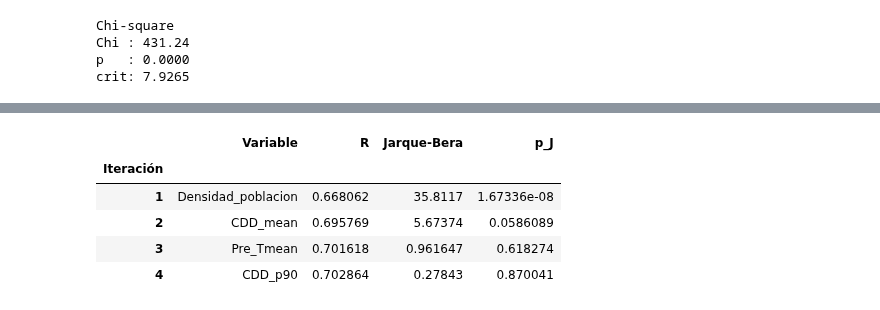
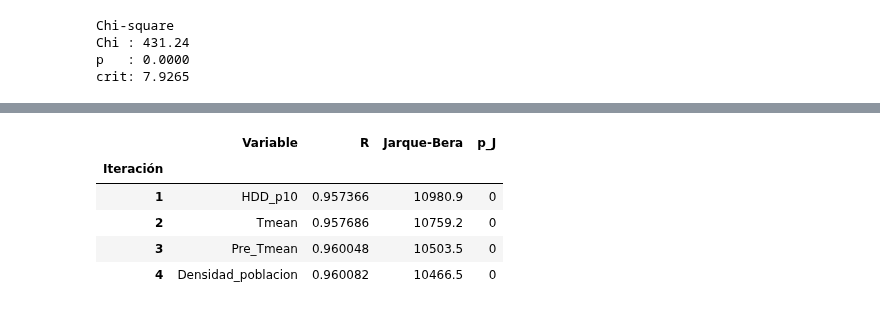
Before and after one commit to rodrigoms95/analisis-datos-22-1, a Jupyter notebook: code/Proyecto/Regresion_Consumo_Usuario.ipynb, the cells around one changed output, grey strips where cells are left out. Cells and saved outputs as stored; diff of their text form; code cells hidden in the pictures.

```diff
--- a/code/Proyecto/Regresion_Consumo_Usuario.ipynb
+++ b/code/Proyecto/Regresion_Consumo_Usuario.ipynb
@@ -289,24 +349,11 @@ crit: 7.9265
+# %%
+]# Separamos en conjuntos de entrenamiento y de prueba.
+x_train, x_test, y, y_test = train_test_split(
+    x, y, test_size = 0.3 )
 # %%
 # Selección hacia adelante.
 
-# Sistema.
-df_2 = df.copy()
-
-# Features.
-x = df_2.iloc[:, 1:19].copy()
-#x.drop(columns = "Area", inplace = True)
-#x.drop(columns = "lon", inplace = True)
-#x.drop(columns = "lat", inplace = True)
-#x.drop(columns = "PIB", inplace = True)
-
-x["HDD_mean"] = np.log(  - x["HDD_mean"]     )
-x["CDD_mean"] = np.log(    x["CDD_mean"]     )
-x["PCI"] = np.log( x["PCI"] )
-x["Densidad_poblacion"] = np.log(
-    x["Densidad_poblacion"] )
-
-# Predictando.
-y = np.log(df_2[var])
+x = x_train.copy()
 YY = np.array([y]).T
 
 # Variables para la tabla final.
@@ -368,7 +415,7 @@ for p in range(10):
     R_j.append( max( R ) )
     ind = R.index( R_j[-1] )
     F_j.append( F[ ind ] )
-    p_F.append( stats.f.cdf( F_j[-1],
+    p_F.append( 1 - stats.f.cdf( F_j[-1],
         y.shape[0] - k - 1, k ) )
     x_j.append( x.iloc[ : , ind ] )
     names.append( x_j[-1].name )
@@ -404,18 +451,7 @@ result
 # %%
-# Selección hacia atrás con minimización de Jarque-Bera.
+# Selección hacia adelante con minimización de Jarque-Bera.
 
-df_2 = df.copy()
-
-# Features.
-x = df_2.iloc[:, 1:19].copy()
-x["HDD_mean"] = np.log(  - x["HDD_mean"]     )
-x["CDD_mean"] = np.log(    x["CDD_mean"]     )
-x["PCI"] = np.log( x["PCI"] )
-x["Densidad_poblacion"] = np.log(
-    x["Densidad_poblacion"] )
-
-# Predictando.
-y = np.log(df_2[var])
+x = x_train.copy()
 YY = np.array([y]).T
 
 # Variables para la tabla final.
@@ -430,6 +466,8 @@ p_J = []
 
 x_j.append(x["PCI"])
 x.drop(columns = "PCI", inplace = True)
+#x_j.append(x["PIB"])
+#x.drop(columns = "PIB", inplace = True)
 x_j.append(x["Poblacion"])
 x.drop(columns = "Poblacion", inplace = True)
 q = 2
@@ -458,7 +496,6 @@ for p in range(4):
         XX = np.concatenate(
             ( XX, np.array( [x_i] ).T ),
             axis = 1 )
-        XX_2 = XX.copy()
 
         XX_sq = XX.T @ XX
         XX_inv = np.linalg.inv(XX_sq)
@@ -480,37 +517,37 @@ for p in range(4):
         p_jarq.append( stats.jarque_bera(res)[1] )
 
     # Seleccionamos la variable con menor Jarque Bera.
     J_j.append( min( jarque ) )
     ind = jarque.index( J_j[-1] )
     p_J.append( p_jarq[ind] )
     R_j.append( R[ind] )
     F_j.append( R[ind] )
     p_F.append( stats.f.cdf( F_j[-1],
         y.shape[0] - k - 1, k ) )
     x_j.append( x.iloc[ : , ind ] )
     names.append( x_j[-1].name )
 
     x.drop(columns = names[-1], inplace = True)
 
 result = pd.DataFrame( [ names, R_j,
     #F_j, p_F,
     J_j, p_J ] ).transpose()
 result.rename( columns = {
     0: "Variable", 1: "R"
     #, 2: "F", 3:"p_F"
     , 2: "Jarque-Bera", 3: "p_J"
     }, inplace = True )
 result.index.rename("Iteración", inplace = True)
 result.index += ( 1 )#+ q )
 
 result
 # %% [output]
 |  | Variable | R | Jarque-Bera | p_J |
 | Iteración |  |  |  |  |
-| 1 | Densidad_poblacion | 0.668062 | 35.8117 | 1.67336e-08 |
-| 2 | CDD_mean | 0.695769 | 5.67374 | 0.0586089 |
-| 3 | Pre_Tmean | 0.701618 | 0.961647 | 0.618274 |
-| 4 | CDD_p90 | 0.702864 | 0.27843 | 0.870041 |
+| 1 | HDD_p10 | 0.957366 | 10980.9 | 0 |
+| 2 | Tmean | 0.957686 | 10759.2 | 0 |
+| 3 | Pre_Tmean | 0.960048 | 10503.5 | 0 |
+| 4 | Densidad_poblacion | 0.960082 | 10466.5 | 0 |
 # %%
 # Regresión final.
 
```
Also changed, not shown: parts of 11 cells of this notebook.
